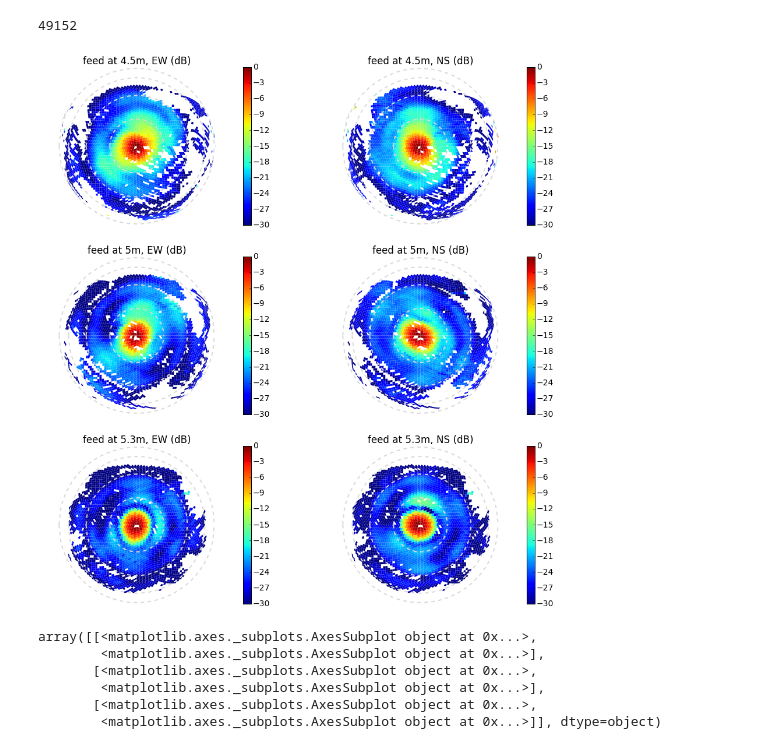
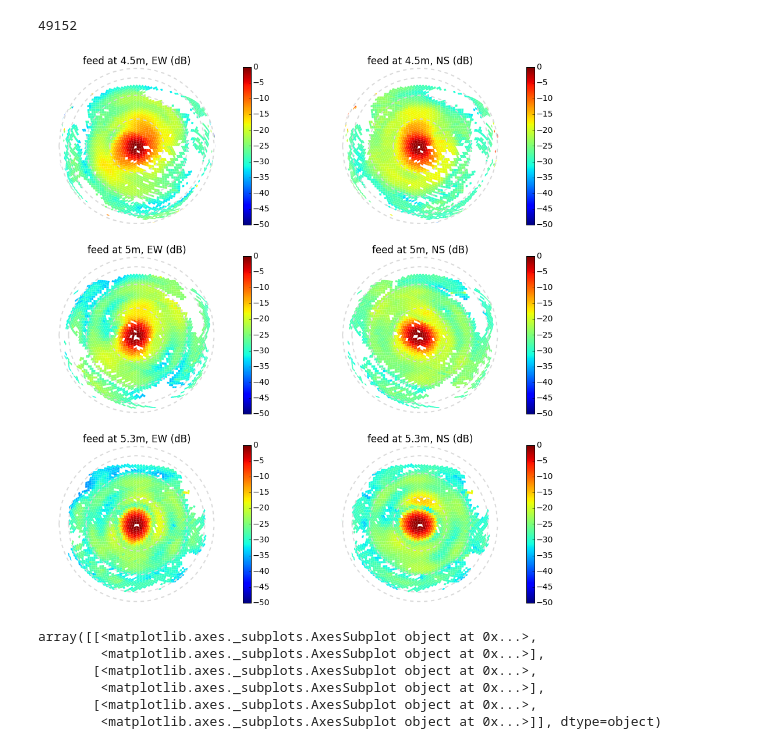
Before and after one commit to aewallwi/DishPapers, a Jupyter notebook: DishBeamMeasurements/paper/make_pretty_beam_plots_from_orbcomm_data.ipynb, the cells around one changed output. Saved outputs shown, nothing was run; the diff lists cells and outputs as text; code cells hidden in the pictures.

```diff
--- a/DishBeamMeasurements/paper/make_pretty_beam_plots_from_orbcomm_data.ipynb
+++ b/DishBeamMeasurements/paper/make_pretty_beam_plots_from_orbcomm_data.ipynb
@@ -152,23 +152,23 @@ hp.nside2npix(64)
 # %%
 fig, gridax = plt.subplots(3,2)
 fig.set_size_inches((16,16.5))
 
-cax=[-30,0]
+cax=[-50,0]
 cm = 'jet'
 zacontourcolor = array([0,0,0])+.85
 
 matplotlib.rcParams.update({'font.size': 14})
 
 plot_hpix(dish1[:,0],dish1[:,0]!=0,'feed at 4.5m, EW (dB)',cax,gridax[0,0],cm,hidezalabels=True,contourcolor=zacontourcolor)
 plot_hpix(dish1[:,1],dish1[:,1]!=0,'feed at 4.5m, NS (dB)',cax,gridax[0,1],cm,hidezalabels=True,contourcolor=zacontourcolor)
 plot_hpix(dish2[:,0],dish2[:,0]!=0,'feed at 5m, EW (dB)',cax,gridax[1,0],cm,hidezalabels=True,contourcolor=zacontourcolor)
 plot_hpix(dish2[:,1],dish2[:,1]!=0,'feed at 5m, NS (dB)',cax,gridax[1,1],cm,hidezalabels=True,contourcolor=zacontourcolor)
 plot_hpix(dish4[:,0],dish4[:,0]!=0,'feed at 5.3m, EW (dB)',cax,gridax[2,0],cm,hidezalabels=True,contourcolor=zacontourcolor)
 plot_hpix(dish4[:,1],dish4[:,1]!=0,'feed at 5.3m, NS (dB)',cax,gridax[2,1],cm,hidezalabels=True,contourcolor=zacontourcolor)
 
 plt.savefig('measured_beams_and_models_maps.pdf',bbox_inches='tight')
 # %% [output]
-[figure, old version]
+[figure, new version]
 # %%
 gridax
 # %% [output]
```
Also changed, not shown: parts of 2 cells of this notebook, 29 other files.
